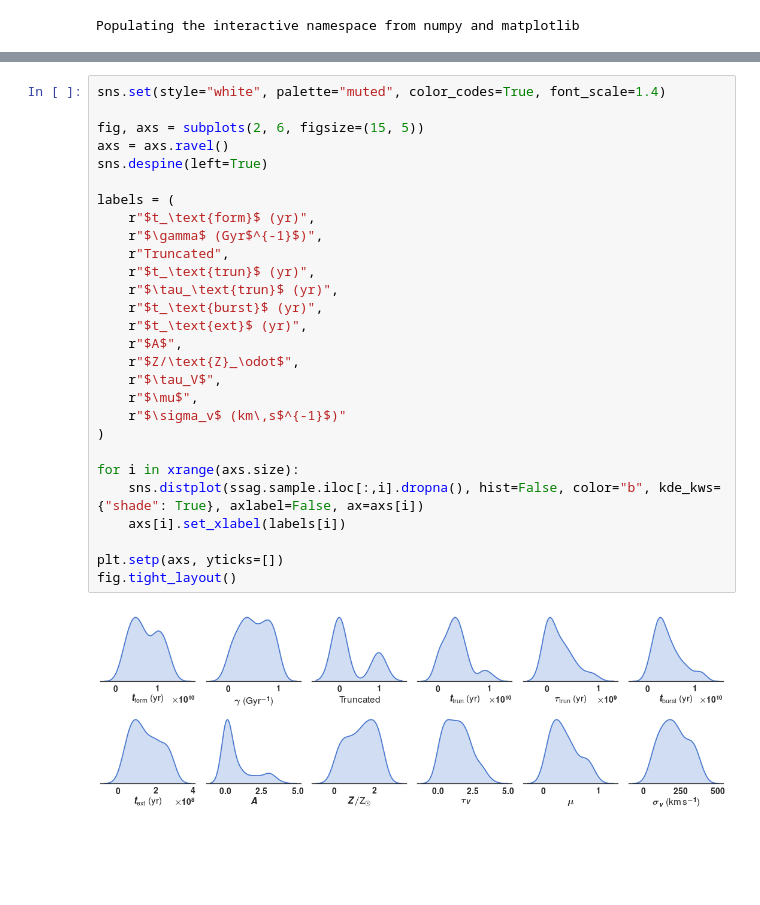
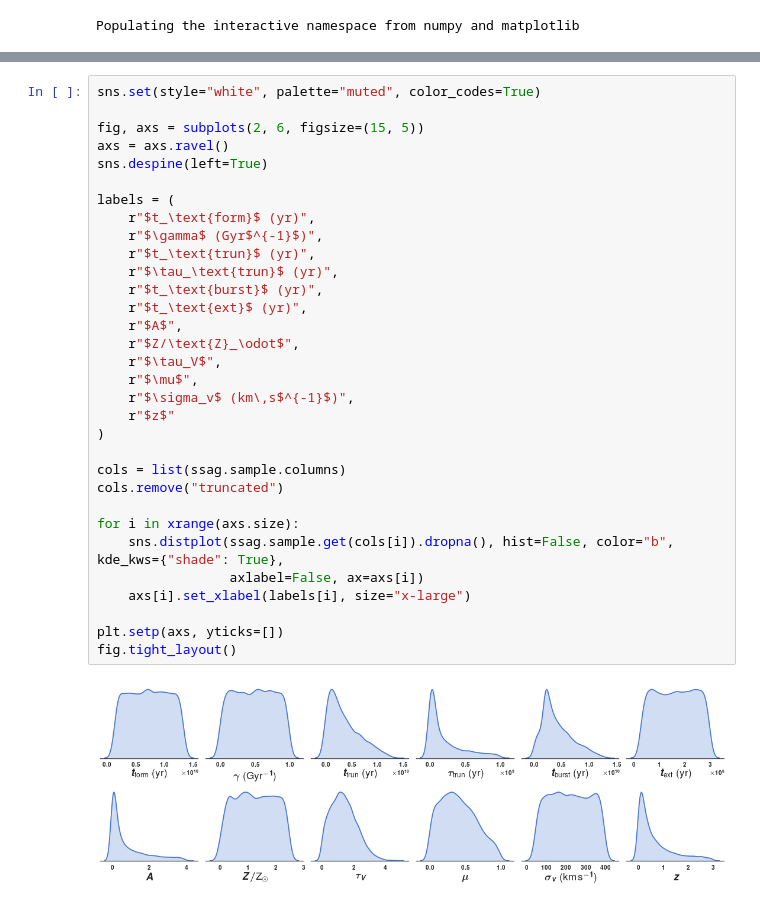
Before and after one commit to ajmejia/photo-ew, a Jupyter notebook: notebooks/testing-issag.ipynb, the cells around one changed output, grey strips where cells are left out. Cells and saved outputs as stored; diff of their text form; blank space fills up the shorter version.

Commit message:
tested newly implemented methods for iSSAG

```diff
--- a/notebooks/testing-issag.ipynb
+++ b/notebooks/testing-issag.ipynb
@@ -37,30 +37,34 @@ ssag.sample.head(n=10)
 # %%
-sns.set(style="white", palette="muted", color_codes=True, font_scale=1.4)
+sns.set(style="white", palette="muted", color_codes=True)
 
 fig, axs = subplots(2, 6, figsize=(15, 5))
 axs = axs.ravel()
 sns.despine(left=True)
 
 labels = (
     r"$t_\text{form}$ (yr)",
     r"$\gamma$ (Gyr$^{-1}$)",
-    r"Truncated",
     r"$t_\text{trun}$ (yr)",
     r"$\tau_\text{trun}$ (yr)",
     r"$t_\text{burst}$ (yr)",
     r"$t_\text{ext}$ (yr)",
     r"$A$",
     r"$Z/\text{Z}_\odot$",
     r"$\tau_V$",
     r"$\mu$",
-    r"$\sigma_v$ (km\,s$^{-1}$)"
+    r"$\sigma_v$ (km\,s$^{-1}$)",
+    r"$z$"
 )
 
+cols = list(ssag.sample.columns)
+cols.remove("truncated")
+
 for i in xrange(axs.size):
-    sns.distplot(ssag.sample.iloc[:,i].dropna(), hist=False, color="b", kde_kws={"shade": True}, axlabel=False, ax=axs[i])
-    axs[i].set_xlabel(labels[i])
+    sns.distplot(ssag.sample.get(cols[i]).dropna(), hist=False, color="b", kde_kws={"shade": True},
+                 axlabel=False, ax=axs[i])
+    axs[i].set_xlabel(labels[i], size="x-large")
 
 plt.setp(axs, yticks=[])
 fig.tight_layout()
 # %% [output]
-[figure, old version]
+[figure, new version]
```
Also changed, not shown: parts of 5 cells of this notebook.
